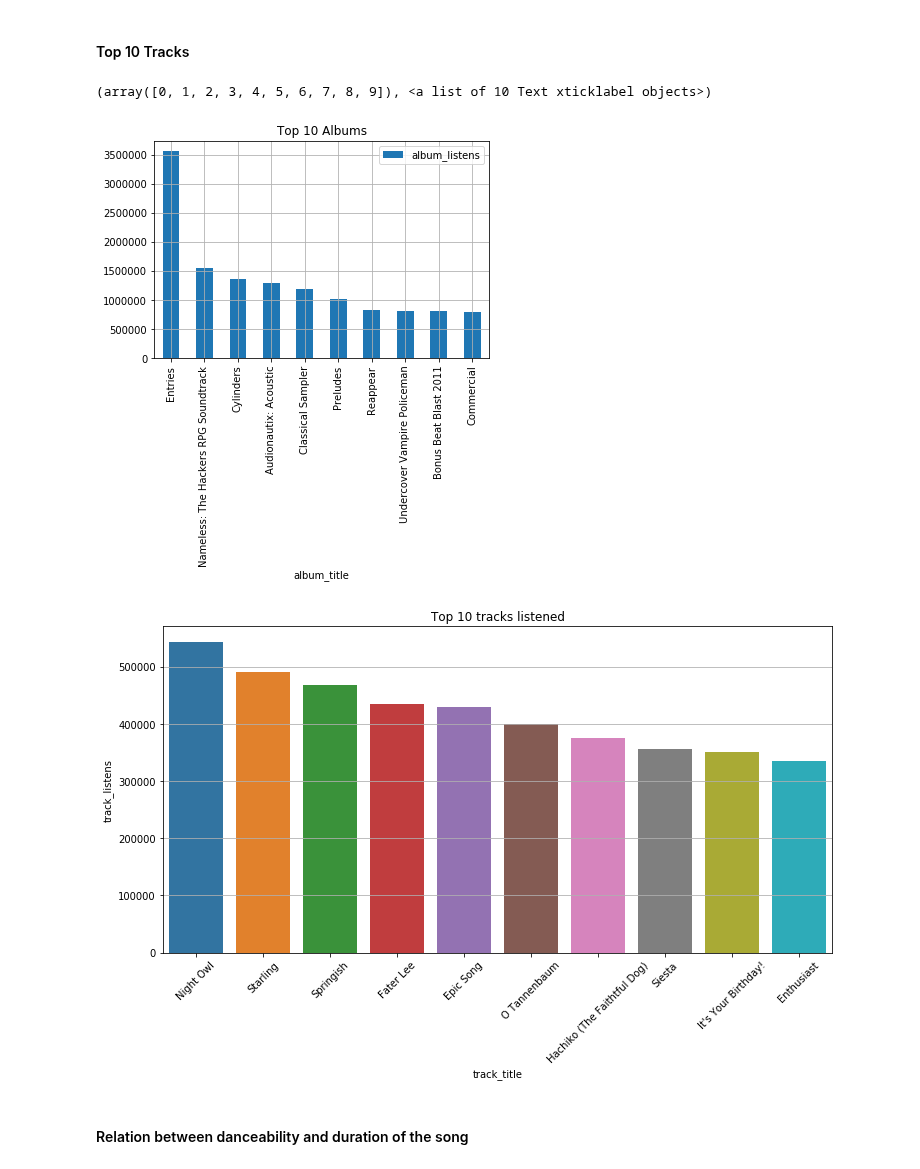
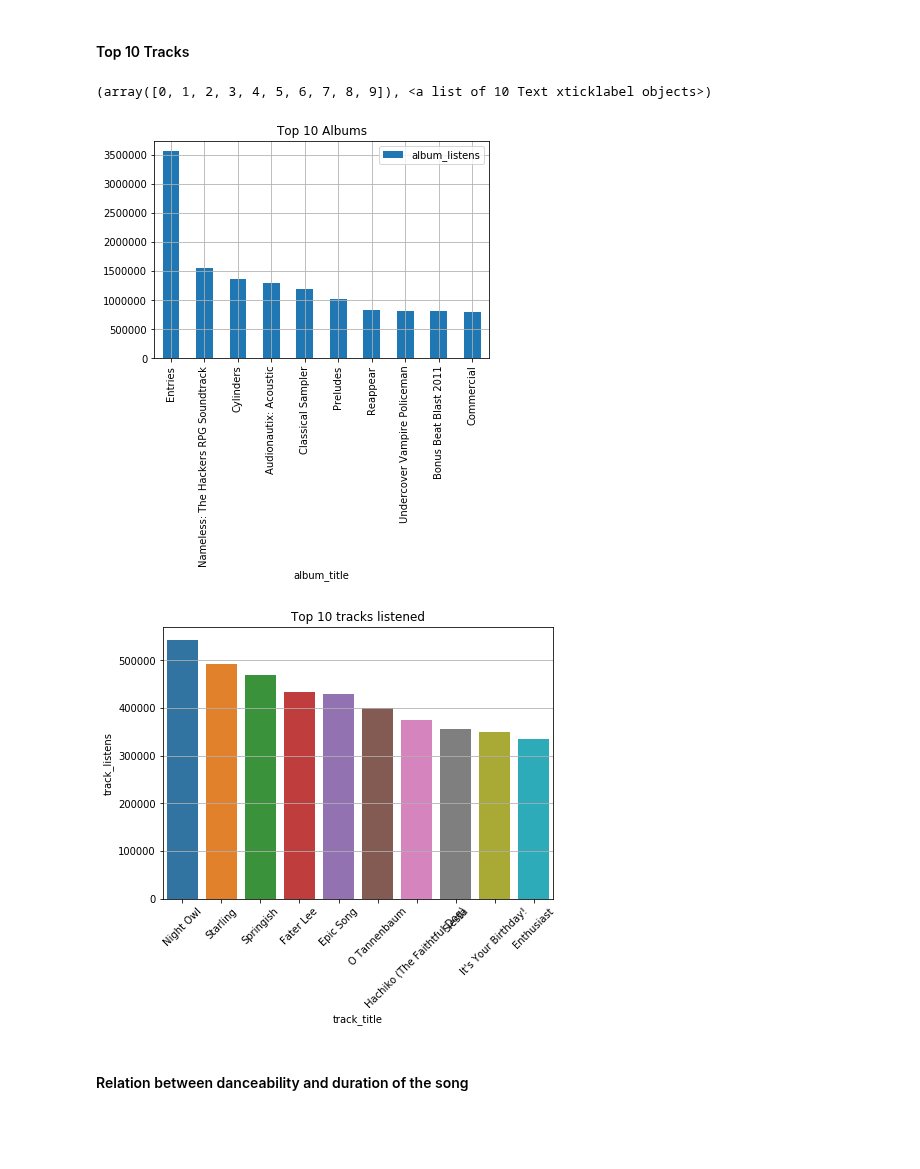
Before and after one commit to AndresMontero/Project, a Jupyter notebook: songs.ipynb, the cells around one changed output. Saved outputs shown, nothing was run; the diff lists cells and outputs as text; code cells hidden in the pictures; blank space fills up the shorter version.

```diff
--- a/songs.ipynb
+++ b/songs.ipynb
@@ -498,21 +526,22 @@ plt.xticks(rotation=90)
 # %%
 tracks_grouped = tracks_df.groupby(tracks_df['track_id']) \
                           .first()[['track_title', 'track_listens']]
 tracks_top10 = tracks_grouped.sort_values(by='track_listens',
                                           ascending=False).head(10)
 
+
 albums_top10.plot(x='album_title', kind='bar', title="Top 10 Albums")
 plt.grid()
-plt.figure(figsize=(12, 6))
+plt.figure(figsize=(7, 5))
 plt.title("Top 10 tracks listened")
 plt.grid()
 ax = sns.barplot(x='track_title', y= 'track_listens',
                  data=tracks_top10)
 plt.xticks(rotation=45)
 # %% [output]
 (array([0, 1, 2, 3, 4, 5, 6, 7, 8, 9]), <a list of 10 Text xticklabel objects>)
 [figure]
-[figure, old version]
+[figure, new version]
 # %% [markdown]
 #### Relation between danceability and duration of the song
 # %%
```
Also changed, not shown: parts of 12 cells of this notebook.
